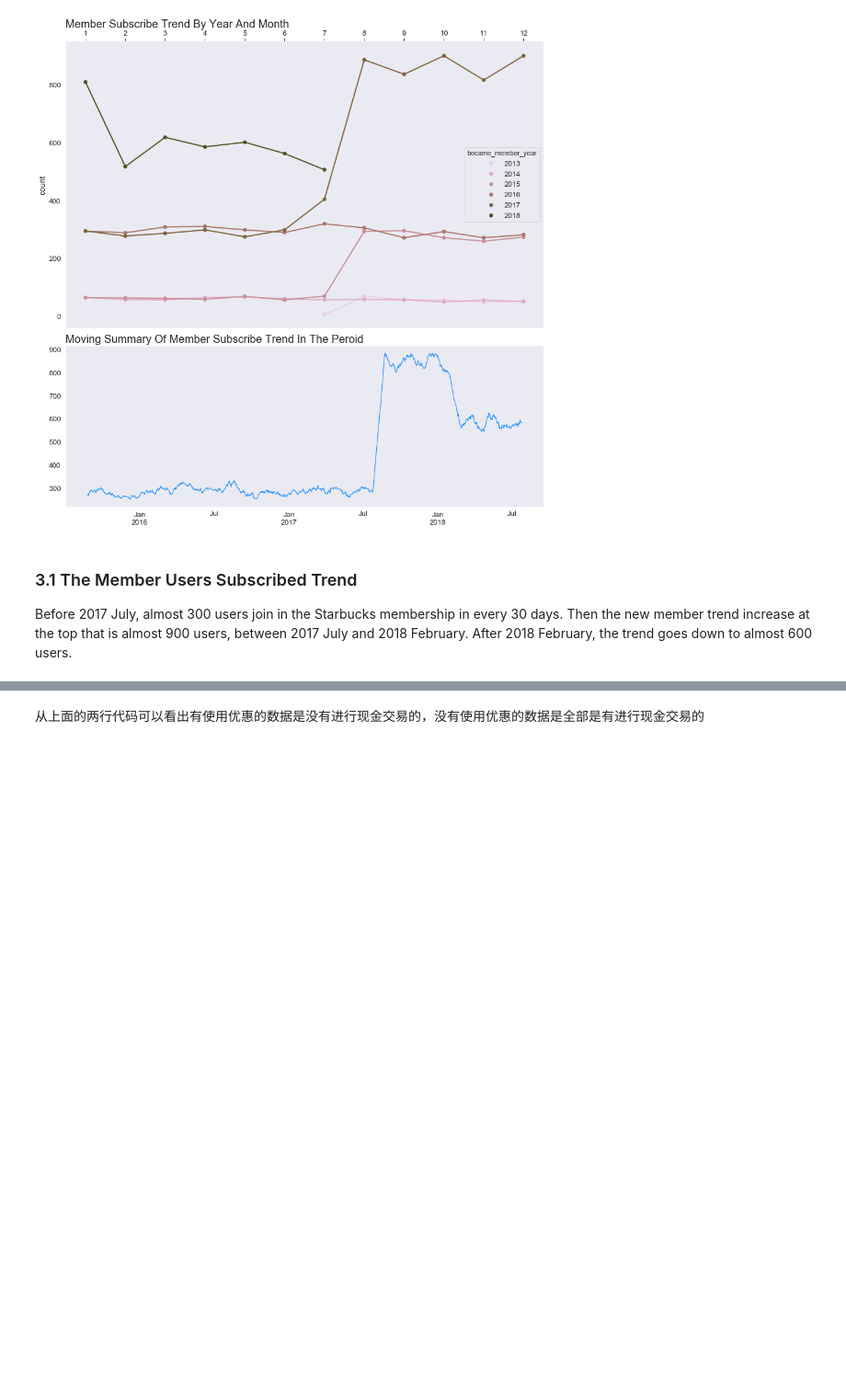
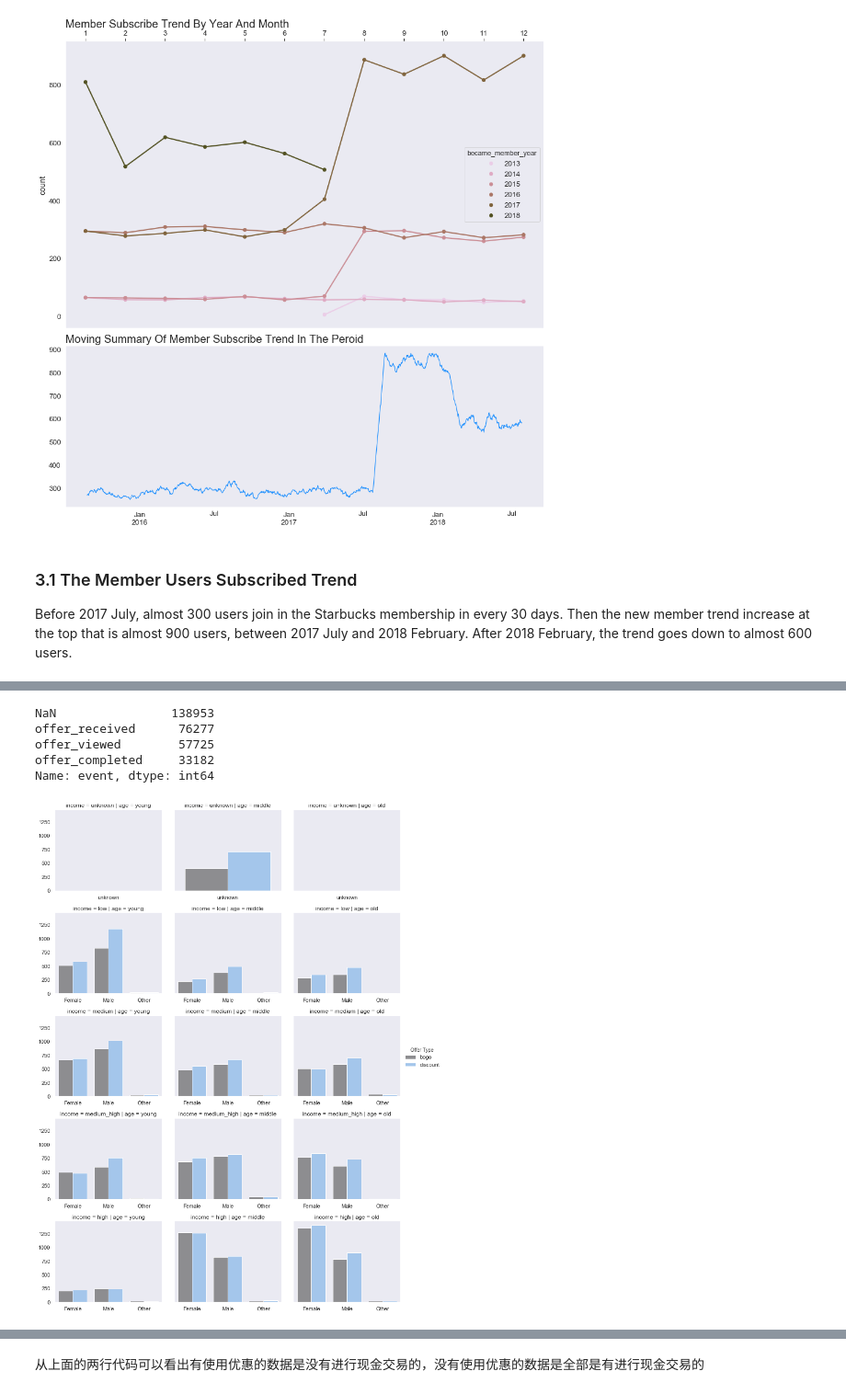
Before and after one commit to ZenRay/StarbucksReport, a Jupyter notebook: Starbucks_Capstone_notebook.ipynb, the cells around one changed output, grey strips where cells are left out. Shown at 92% size. Cells and saved outputs as stored; diff of their text form; code cells hidden in the pictures; blank space fills up the shorter version.

```diff
--- a/Starbucks_Capstone_notebook.ipynb
+++ b/Starbucks_Capstone_notebook.ipynb
@@ -497,0 +523,20 @@ with sns.axes_style("dark"), sns.plotting_context("notebook", font_scale=1):
+# %%
+data.event.value_counts(dropna=0)
+# %% [output]
+NaN                138953
+offer_received      76277
+offer_viewed        57725
+offer_completed     33182
+Name: event, dtype: int64
+# %%
+demograph_info_offer = preprocess.group_size(data.loc[data.event == "offer_completed"],
+                                             ["income_fix", "age_fix", "gender", "offer_type_fix"], label="value")
+demograph_info_offer.columns = ["income", "age", "gender", "offer_type", "value"]
+# %%
+with sns.axes_style("dark"), sns.plotting_context("notebook", font_scale=1):
+    g = sns.FacetGrid(demograph_info_offer, row="income", col="age", aspect=1.2, sharex="row")
+    g.map_dataframe(sns.barplot, x="gender", y="value", hue="offer_type", palette=["#8c8c91", "#98c6f7"])
+    g.add_legend(title="Offer Type")
+    plt.show()
+# %% [output]
+[figure, added]
```
Also changed, not shown: parts of 12 cells of this notebook.
